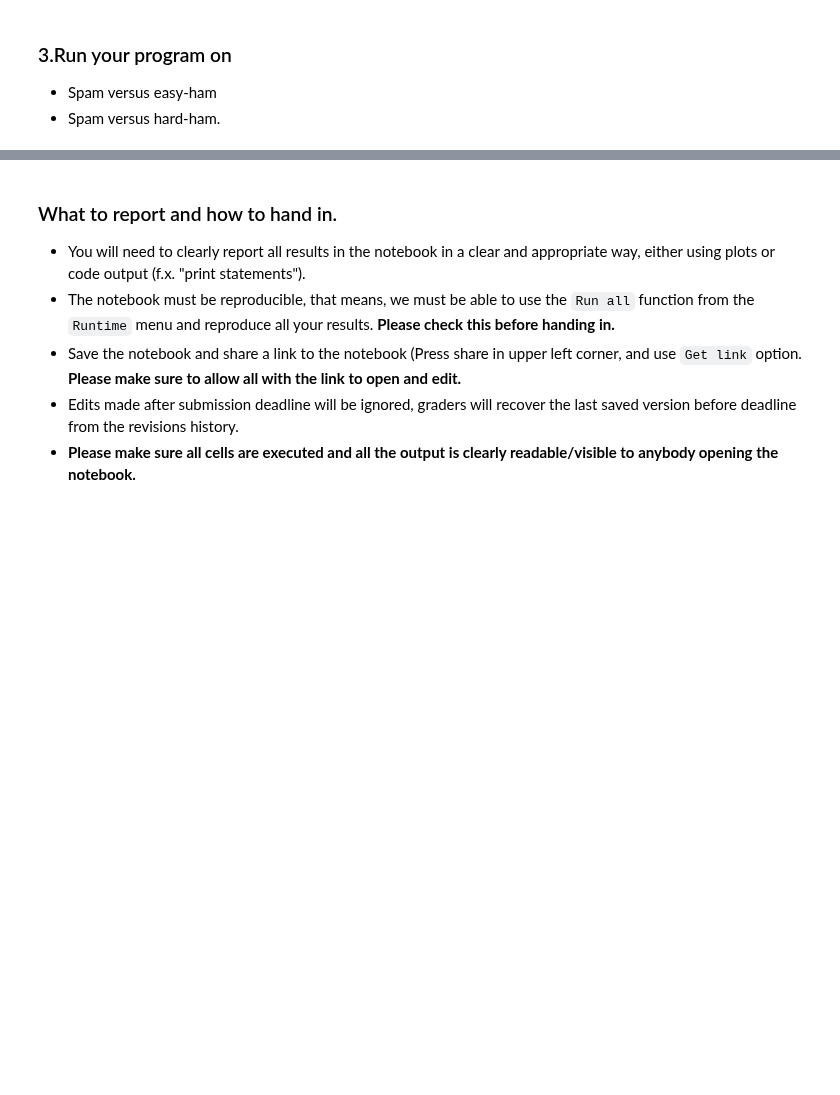
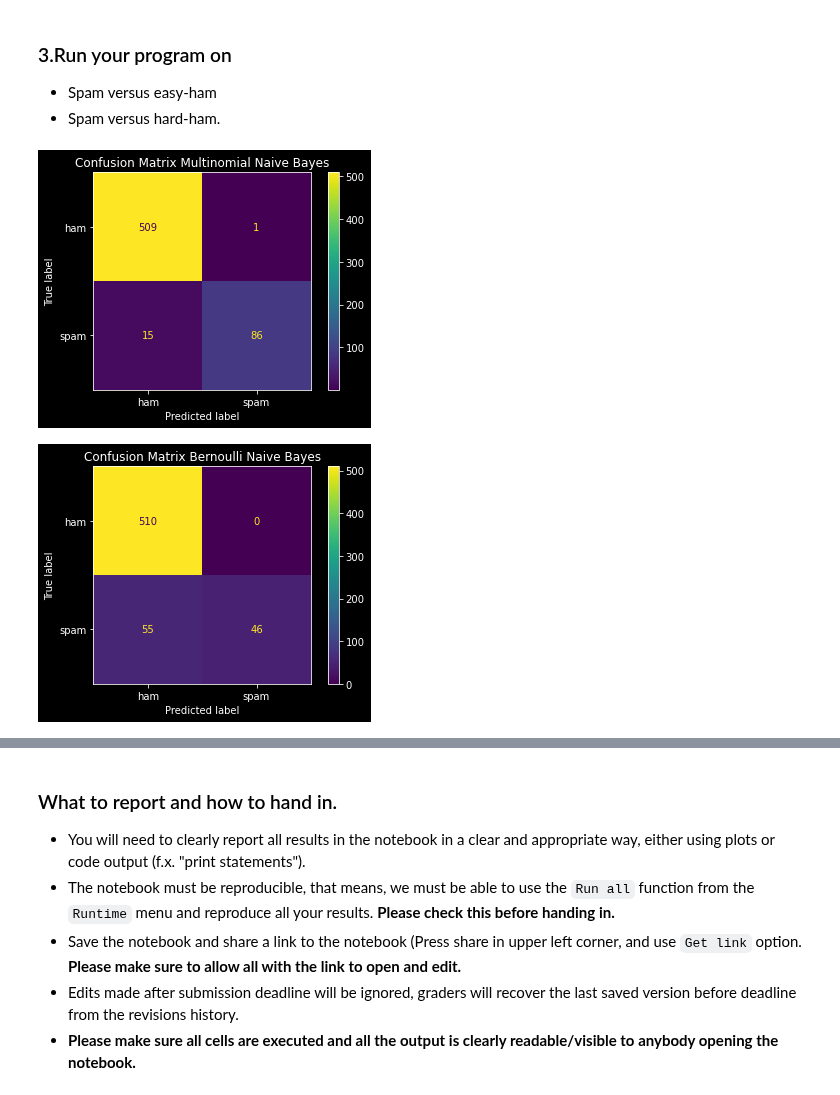
Before and after one commit to lukasmartinsson/dat405, a Jupyter notebook: assignment_4/DAT405_Assignment4.ipynb, the cells around one changed output, grey strips where cells are left out. Saved outputs shown, nothing was run; the diff lists cells and outputs as text; code cells hidden in the pictures; blank space fills up the shorter version.

```diff
--- a/assignment_4/DAT405_Assignment4.ipynb
+++ b/assignment_4/DAT405_Assignment4.ipynb
@@ -145,0 +157,12 @@ array(['ham', 'ham', 'ham', 'ham', 'spam', 'ham', 'ham', 'ham', 'ham',
+# %%
+def spam_vs_easy_ham(cv=None):
+  spam_vs_easy_ham = pd.concat([df_spam, df_easy_ham])
+  X = spam_vs_easy_ham['content']
+  y = spam_vs_easy_ham['class']
+  X_train, X_test, y_train, y_test = train_test_split(X, y, train_size=0.8, random_state=0)
+  compare_naive_bayes(X_train, X_test, y_train, y_test, cv=cv)
+
+spam_vs_easy_ham()
+# %% [output]
+[figure, added]
+[figure, added]
```
Also changed, not shown: parts of 21 cells of this notebook.
